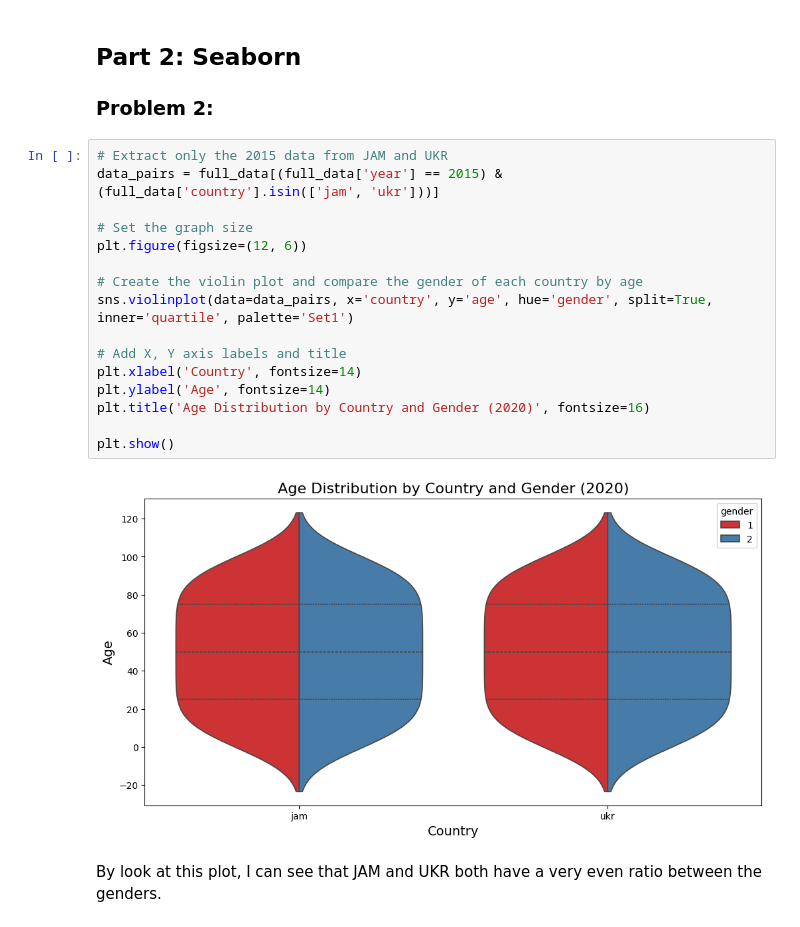
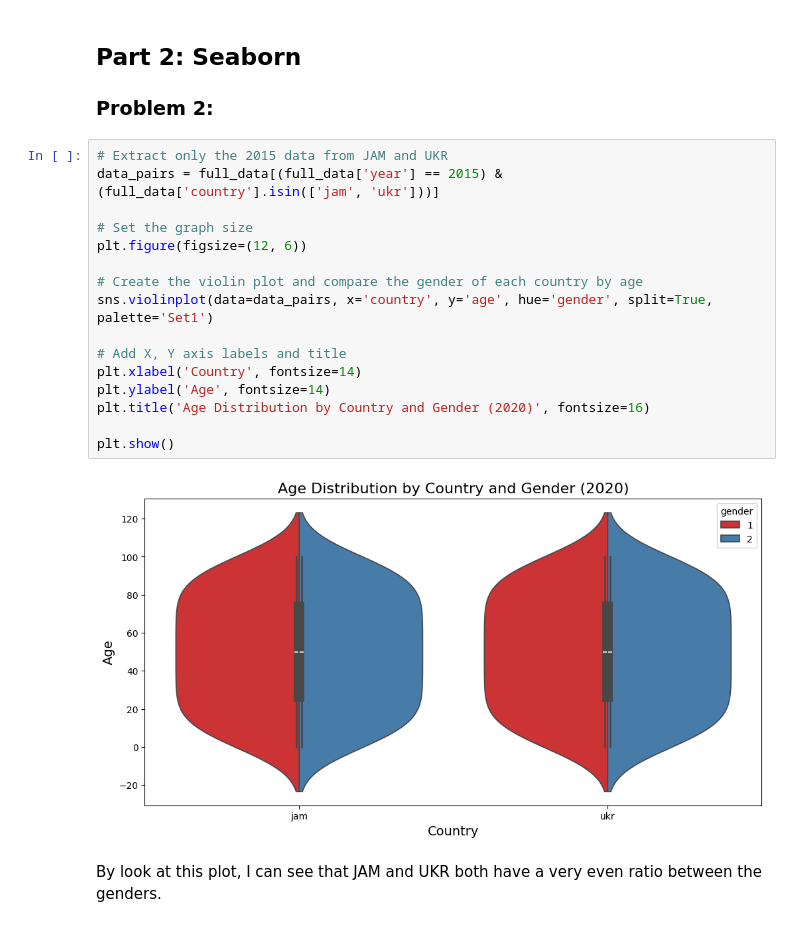
Before and after one commit to UCSF-DataSci/07-visualization-jengithubb, a Jupyter notebook: visualization.ipynb, the cells around one changed output. Saved outputs shown, nothing was run; the diff lists cells and outputs as text.

Commit message:
changed violinplot

```diff
--- a/visualization.ipynb
+++ b/visualization.ipynb
@@ -175,21 +175,21 @@ plt.show()
 # %%
 # Extract only the 2015 data from JAM and UKR
 data_pairs = full_data[(full_data['year'] == 2015) & (full_data['country'].isin(['jam', 'ukr']))]
 
 # Set the graph size
 plt.figure(figsize=(12, 6))
 
 # Create the violin plot and compare the gender of each country by age
-sns.violinplot(data=data_pairs, x='country', y='age', hue='gender', split=True, inner='quartile', palette='Set1')
+sns.violinplot(data=data_pairs, x='country', y='age', hue='gender', split=True, palette='Set1')
 
 # Add X, Y axis labels and title
 plt.xlabel('Country', fontsize=14)
 plt.ylabel('Age', fontsize=14)
 plt.title('Age Distribution by Country and Gender (2020)', fontsize=16)
 
 plt.show()
 # %% [output]
-[figure, old version]
+[figure, new version]
 # %% [markdown]
 By look at this plot, I can see that JAM and UKR both have a very even ratio between the genders.
 # %% [markdown]
```
